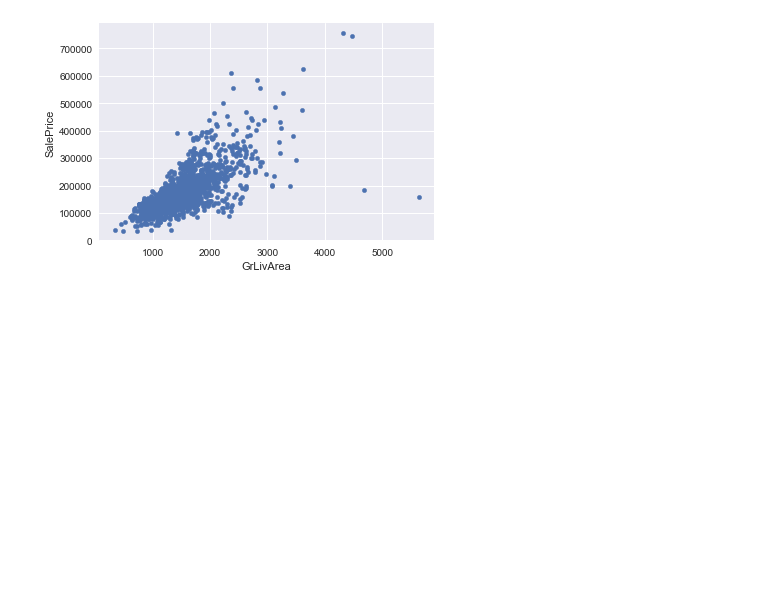
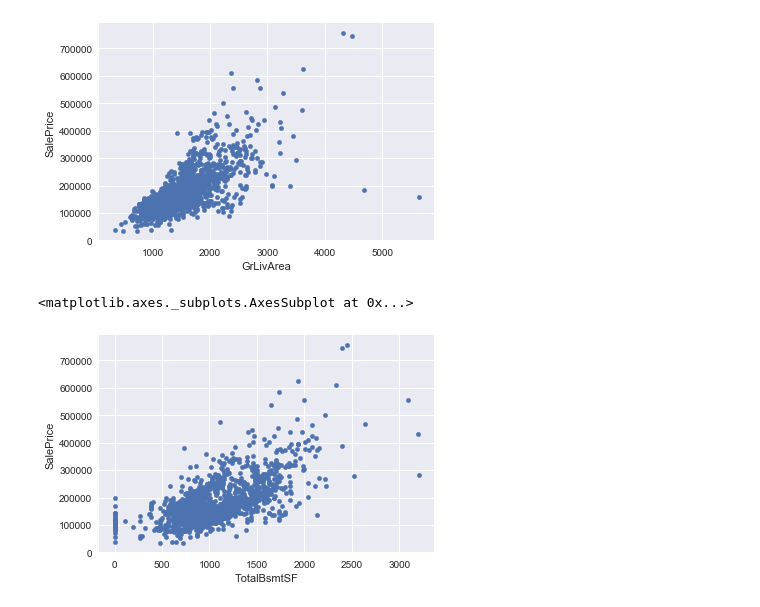
Before and after one commit to innovator-arjun/DataScience-Learning, a Jupyter notebook: House Price-Advanced Regression techniques/House Price Prediction.ipynb, the cells around one changed output. Drawn from its saved outputs; the diff is of its cells as text; code cells hidden in the pictures; blank space fills up the shorter version.

```diff
--- a/House Price-Advanced Regression techniques/House Price Prediction.ipynb
+++ b/House Price-Advanced Regression techniques/House Price Prediction.ipynb
@@ -198,3 +198,14 @@ house_data.plot.scatter(x='GrLivArea',y='SalePrice')
 # %% [output]
 <matplotlib.axes._subplots.AxesSubplot at 0x...>
 [figure]
+# %%
+house_data.sort_values(by='GrLivArea',ascending=False)[:2]
+
+house_data=house_data.drop(house_data[house_data['Id']==1299].index)
+
+house_data=house_data.drop(house_data[house_data['Id']==524].index)
+# %%
+house_data.plot.scatter(x='TotalBsmtSF',y='SalePrice')
+# %% [output]
+<matplotlib.axes._subplots.AxesSubplot at 0x...>
+[figure, added]
```
Also changed, not shown: parts of 2 cells of this notebook.
